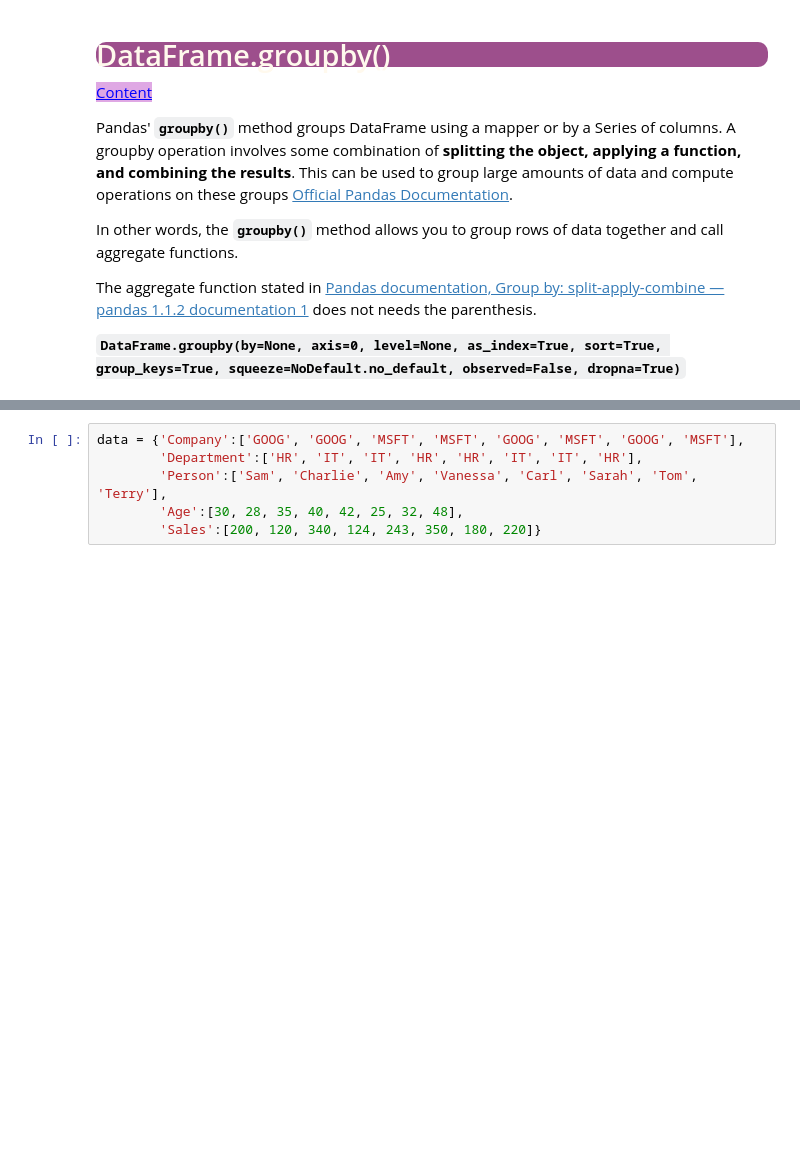
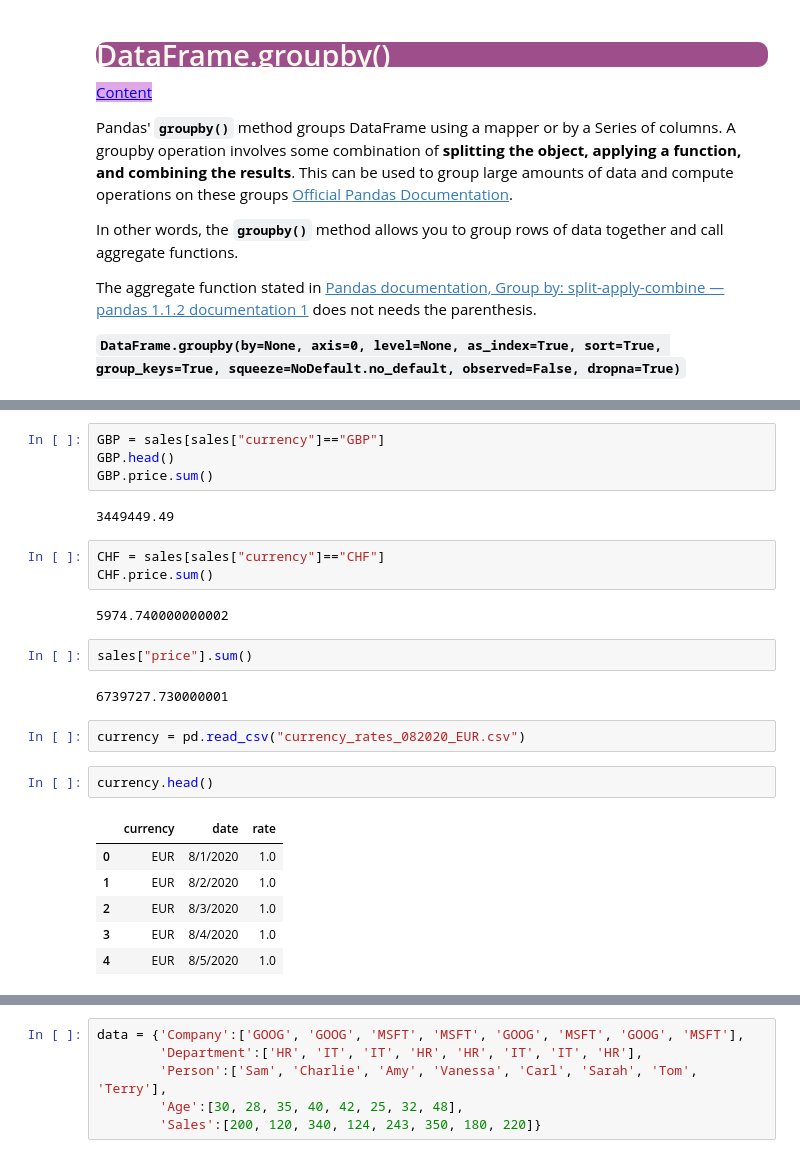
Before and after one commit to huseyin79/02_DATA_ANALYTICS_MODULE, a Jupyter notebook: 3- Classes & Labs/2- DAwPY/DAwPy_S05-06_(Groupby & Useful Operations).ipynb, the cells around one changed output, grey strips where cells are left out. Drawn from its saved outputs; the diff is of its cells as text; blank space fills up the shorter version.

```diff
--- a/3- Classes & Labs/2- DAwPY/DAwPy_S05-06_(Groupby & Useful Operations).ipynb
+++ b/3- Classes & Labs/2- DAwPY/DAwPy_S05-06_(Groupby & Useful Operations).ipynb
@@ -328,0 +534,26 @@ The aggregate function stated in [Pandas documentation, Group by: split-apply-co
+# %%
+GBP = sales[sales["currency"]=="GBP"]
+GBP.head()
+GBP.price.sum()
+# %% [output]
+3449449.49
+# %%
+CHF = sales[sales["currency"]=="CHF"]
+CHF.price.sum()
+# %% [output]
+5974.740000000002
+# %%
+sales["price"].sum()
+# %% [output]
+6739727.730000001
+# %%
+currency = pd.read_csv("currency_rates_082020_EUR.csv")
+# %%
+currency.head()
+# %% [output]
+|  | currency | date | rate |
+| 0 | EUR | 8/1/2020 | 1.0 |
+| 1 | EUR | 8/2/2020 | 1.0 |
+| 2 | EUR | 8/3/2020 | 1.0 |
+| 3 | EUR | 8/4/2020 | 1.0 |
+| 4 | EUR | 8/5/2020 | 1.0 |
```
Also changed, not shown: parts of 15 cells of this notebook, 21 other files.
